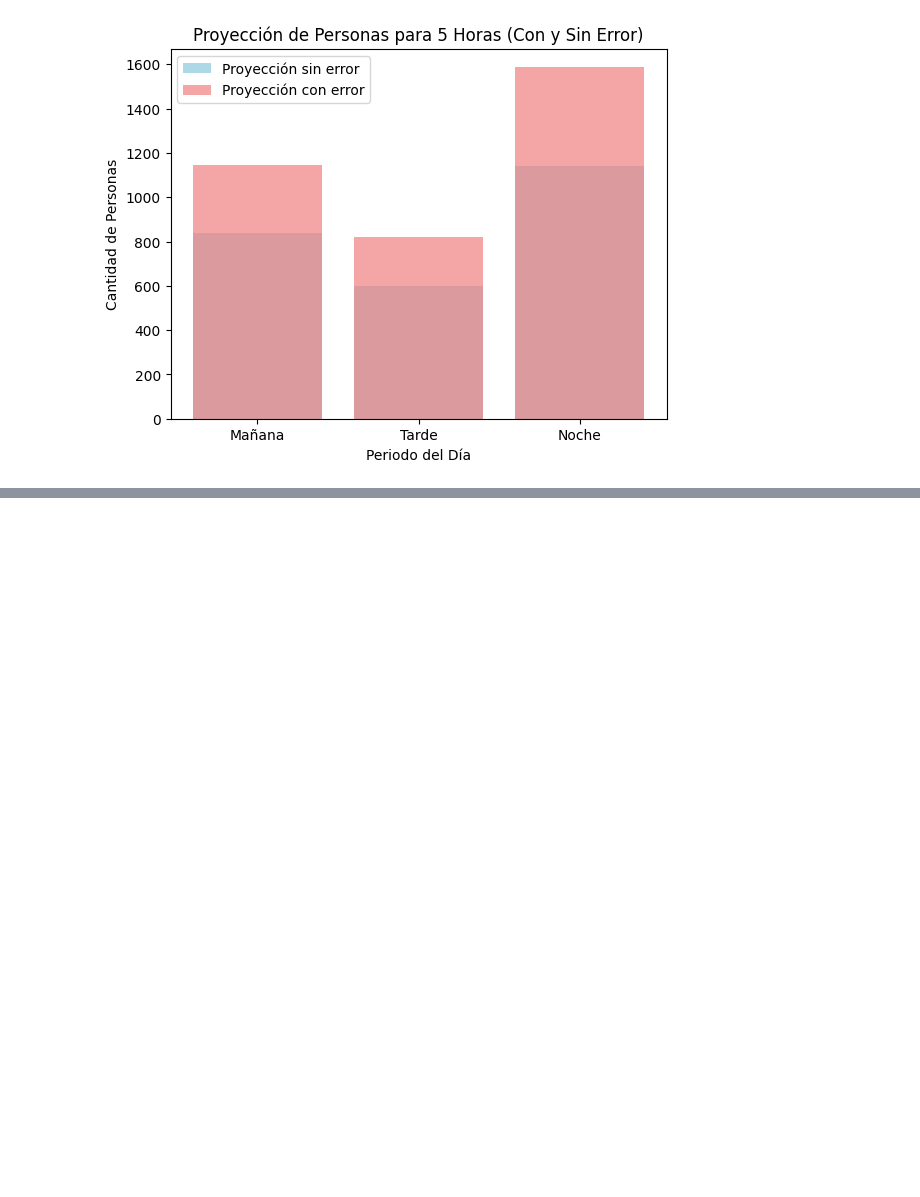
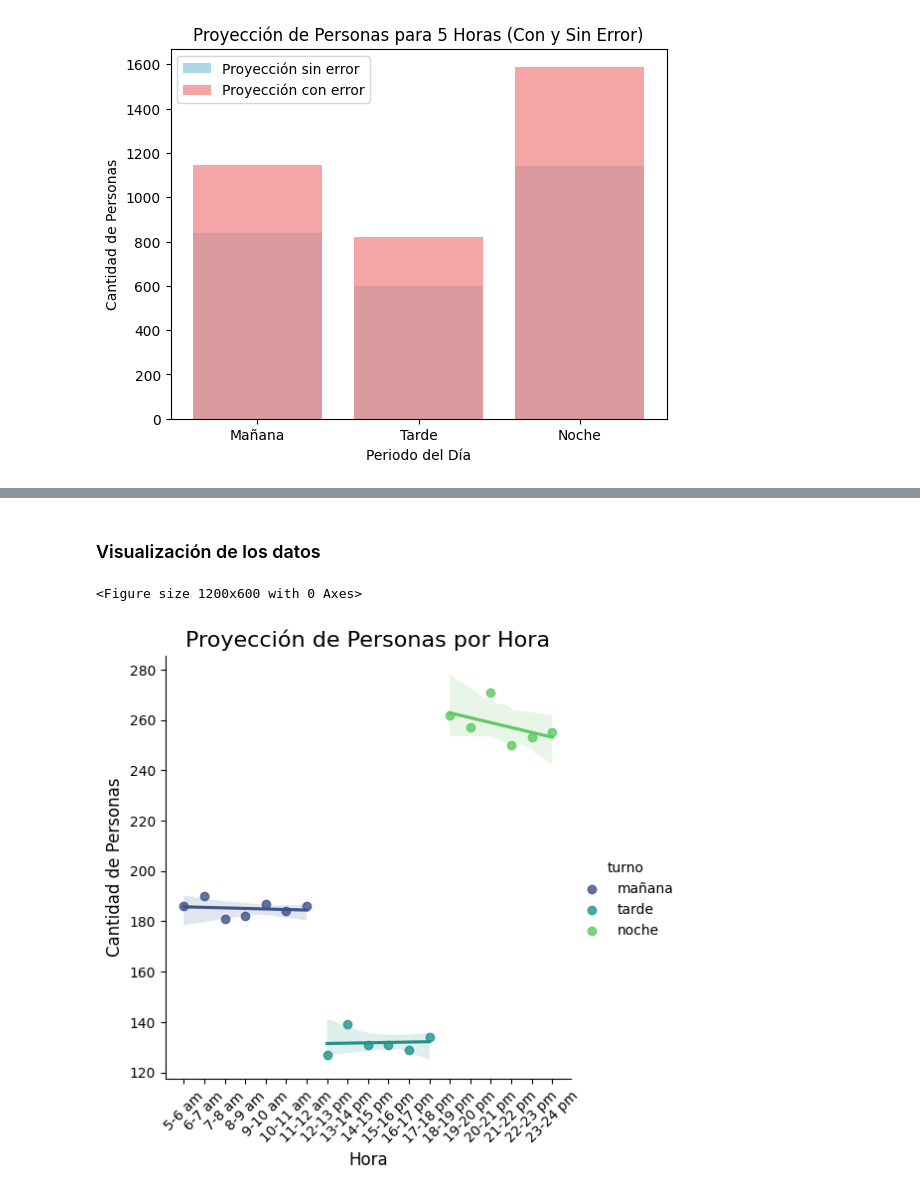
Before and after one commit to GabrielBarrientos99/deteccion_objetos_pixeles, a Jupyter notebook: prediccion.ipynb, the cells around one changed output, grey strips where cells are left out. Drawn from its saved outputs; the diff is of its cells as text; code cells hidden in the pictures; blank space fills up the shorter version.

```diff
--- a/prediccion.ipynb
+++ b/prediccion.ipynb
@@ -355,0 +339,33 @@ x = np.arange(len(proyecciones_h))  # Posiciones en el eje X
+# %% [markdown]
+### Visualización de los datos
+# %%
+import pandas as pd
+import seaborn as sns
+import matplotlib.pyplot as plt
+
+# Definir el tamaño de la figura para que el gráfico tenga el ancho adecuado
+plt.figure(figsize=(12, 6))  # Ancho 12, alto 6 para una mejor visualización
+
+# Crear el DataFrame con los datos
+data = pd.DataFrame({
+    'x': x,  # Valores del eje X (horas)
+    'y': y,  # Valores del eje Y (cantidad de personas)
+    'turno': hue  # Categoría para la variable 'turno'
+})
+
+# Graficar la regresión lineal utilizando sns.lmplot
+sns.lmplot(x='x', y='y', data=data, hue='turno', palette='viridis')
+
+# Configurar los ticks y la rotación de las etiquetas del eje X
+plt.xticks(x, proyecciones_h.keys(), rotation=45)
+
+# Añadir título y etiquetas
+plt.title('Proyección de Personas por Hora', fontsize=16)
+plt.xlabel('Hora', fontsize=12)
+plt.ylabel('Cantidad de Personas', fontsize=12)
+
+# Mostrar el gráfico
+plt.show()
+# %% [output]
+<Figure size 1200x600 with 0 Axes>
+[figure, added]
```
Also changed, not shown: parts of 13 cells of this notebook.
